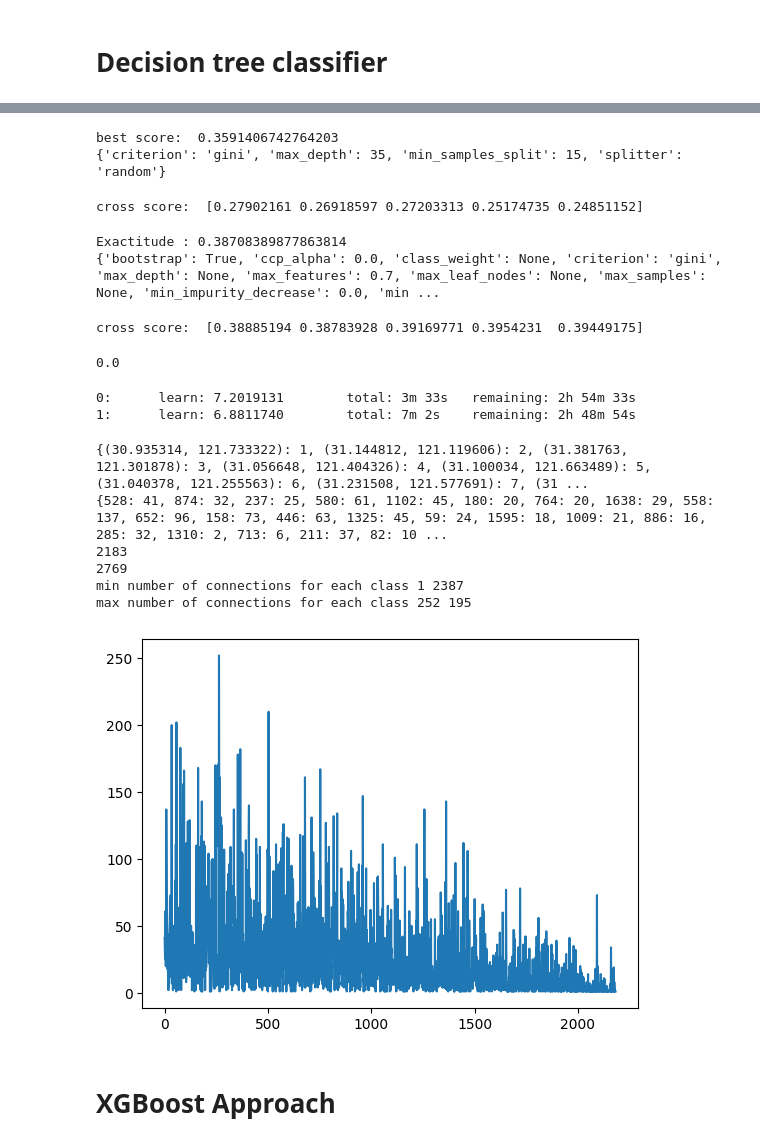
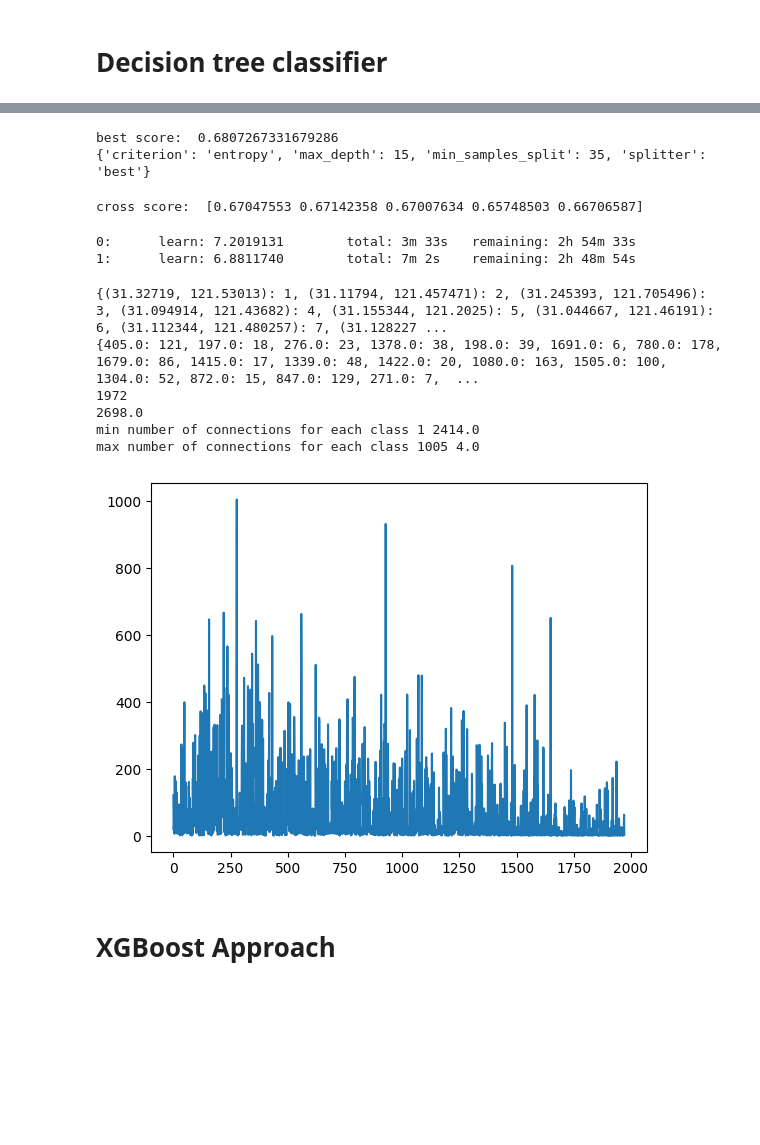
Before and after one commit to briag1/ProjetLong, a Jupyter notebook: Projet_Long_3_dt.ipynb, the cells around one changed output, grey strips where cells are left out. Cells and saved outputs as stored; diff of their text form; code cells hidden in the pictures; blank space fills up the shorter version.

```diff
--- a/Projet_Long_3_dt.ipynb
+++ b/Projet_Long_3_dt.ipynb
@@ -347,6 +352,7 @@ replace data_10.110.15.xlsx? [y]es, [n]o, [A]ll, [N]one, [r]ename:
 # %%
 vocab={}
-name_data = "/content/data_8.18.15"
+name_data = "/content/data_9.169.30"
+name_data2 = "/content/data_9.19.15"
 complete_name = name_data
 read_dataframe(name_data)
 # %% [output]
@@ -364,4 +370,6 @@ save=False
 download=True
 load_dataset_path="/content/drive/MyDrive/telecomDataset6month-splited-100-without-repeated-elements"
 path_to_save_dataset="/content/drive/MyDrive/telecomDataset6month-splited-100-without-repeated-elements"
-list_users,vocab= process_dataframe(complete_name,vocab,fixed_time_encoding=fixed_time_encoding,input_position=input_position,full_dataset=full_dataset,with_repeated_connections=with_repeated_connections)
+list_users1,vocab= process_dataframe(complete_name,vocab,fixed_time_encoding=fixed_time_encoding,input_position=input_position,full_dataset=full_dataset,with_repeated_connections=with_repeated_connections)
+list_users2,vocab= process_dataframe(name_data2,vocab,fixed_time_encoding=fixed_time_encoding,input_position=input_position,full_dataset=full_dataset,with_repeated_connections=with_repeated_connections)
+list_users = list_users1 + list_users2
@@ -1913,9 +1923,9 @@ print(best_parameters)
 cv_scores = cross_val_score(clf, X_train, y_train, cv=5)
 print("cross score: ",cv_scores)
 # %% [output]
-best score:  0.3591406742764203
-{'criterion': 'gini', 'max_depth': 35, 'min_samples_split': 15, 'splitter': 'random'}
+best score:  0.6807267331679286
+{'criterion': 'entropy', 'max_depth': 15, 'min_samples_split': 35, 'splitter': 'best'}
-cross score:  [0.27902161 0.26918597 0.27203313 0.25174735 0.24851152]
+cross score:  [0.67047553 0.67142358 0.67007634 0.65748503 0.66706587]
 # %%
 from sklearn.ensemble import RandomForestClassifier
 from sklearn.model_selection import GridSearchCV
@@ -1935,7 +1945,7 @@ from sklearn.svm import SVC
 from sklearn.tree import DecisionTreeRegressor
 
 # Créer un modèle d'arbre de décision
-model = RandomForestClassifier(n_estimators=50, min_samples_leaf = 5, max_features = 0.7, random_state=42)
+model = RandomForestClassifier(n_estimators=10, min_samples_leaf = 5, max_features = 0.7, random_state=42)
 # model = DecisionTreeClassifier(criterion='entropy')
 # model = SVC(random_state=42)
 # Entraîner le modèle sur les données d'entraînement
@@ -1950,17 +1960,13 @@ print("Exactitude :", accuracy)
 print(model.get_params())
 cv_scores = cross_val_score(model, X_train, y_train, cv=5)
 print("cross score: ",cv_scores)
-# %% [output]
-Exactitude : 0.38708389877863814
-{'bootstrap': True, 'ccp_alpha': 0.0, 'class_weight': None, 'criterion': 'gini', 'max_depth': None, 'max_features': 0.7, 'max_leaf_nodes': None, 'max_samples': None, 'min_impurity_decrease': 0.0, 'min ...
-cross score:  [0.38885194 0.38783928 0.39169771 0.3954231  0.39449175]
 # %%
 # pip install catboost
 from sklearn.ensemble import GradientBoostingClassifier
 
 # Créer un modèle d'arbre de décision
 # model = RandomForestClassifier(n_estimators=50, min_samples_leaf = 5, max_features = 0.7, random_state=42)
-model = GradientBoostingClassifier(n_estimators=50, learning_rate=0.1, max_depth=10)
+model = GradientBoostingClassifier(n_estimators=20, learning_rate=0.1, max_depth=10)
 # model = SVC(random_state=42)
 # Entraîner le modèle sur les données d'entraînement
 model.fit(X_train, y_train)
@@ -1974,8 +1980,6 @@ print("Exactitude :", accuracy)
 print(model.get_params())
 cv_scores = cross_val_score(model, X_train, y_train, cv=5)
 print("cross score: ",cv_scores)
-# %% [output]
-0.0
 # %%
 from sklearn.neighbors import KNeighborsClassifier
 from catboost import CatBoostClassifier
@@ -2007,37 +2011,38 @@ print("cross score: ",cv_scores)
 # %%
 #Create a dictionary with the number of data for each class
 class_count={}
 print(vocab)
+pos_ids = [i[3] for i in inputs]
 for pos_id in pos_ids:
-  for id in pos_id:
-    if id.item() in class_count:
-      class_count[id.item()]+=1
+    if pos_id.item() in class_count:
+      class_count[pos_id.item()]+=1
     else:
-      class_count[id.item()]=1
+      class_count[pos_id.item()]=1
 print(class_count)
 print(len(class_count))
 print(max(class_count.keys()))
+
 
 import matplotlib.pyplot as plt
 
 #See the tendency of the number of connections for each class
 print("min number of connections for each class"
       ,min(class_count.values())
       ,min(class_count,key=class_count.get))
 print("max number of connections for each class"
       ,max(class_count.values())
       ,max(class_count,key=class_count.get))
 
 plt.plot(list(class_count.values()))
 plt.show()
 # %% [output]
-{(30.935314, 121.733322): 1, (31.144812, 121.119606): 2, (31.381763, 121.301878): 3, (31.056648, 121.404326): 4, (31.100034, 121.663489): 5, (31.040378, 121.255563): 6, (31.231508, 121.577691): 7, (31 ...
-{528: 41, 874: 32, 237: 25, 580: 61, 1102: 45, 180: 20, 764: 20, 1638: 29, 558: 137, 652: 96, 158: 73, 446: 63, 1325: 45, 59: 24, 1595: 18, 1009: 21, 886: 16, 285: 32, 1310: 2, 713: 6, 211: 37, 82: 10 ...
-2183
-2769
-min number of connections for each class 1 2387
-max number of connections for each class 252 195
+{(31.32719, 121.53013): 1, (31.11794, 121.457471): 2, (31.245393, 121.705496): 3, (31.094914, 121.43682): 4, (31.155344, 121.2025): 5, (31.044667, 121.46191): 6, (31.112344, 121.480257): 7, (31.128227 ...
+{405.0: 121, 197.0: 18, 276.0: 23, 1378.0: 38, 198.0: 39, 1691.0: 6, 780.0: 178, 1679.0: 86, 1415.0: 17, 1339.0: 48, 1422.0: 20, 1080.0: 163, 1505.0: 100, 1304.0: 52, 872.0: 15, 847.0: 129, 271.0: 7,  ...
+1972
+2698.0
+min number of connections for each class 1 2414.0
+max number of connections for each class 1005 4.0
-[figure, old version]
+[figure, new version]
 # %% [markdown]
 # XGBoost Approach
 # %%
```
Also changed, not shown: parts of 6 cells of this notebook.
